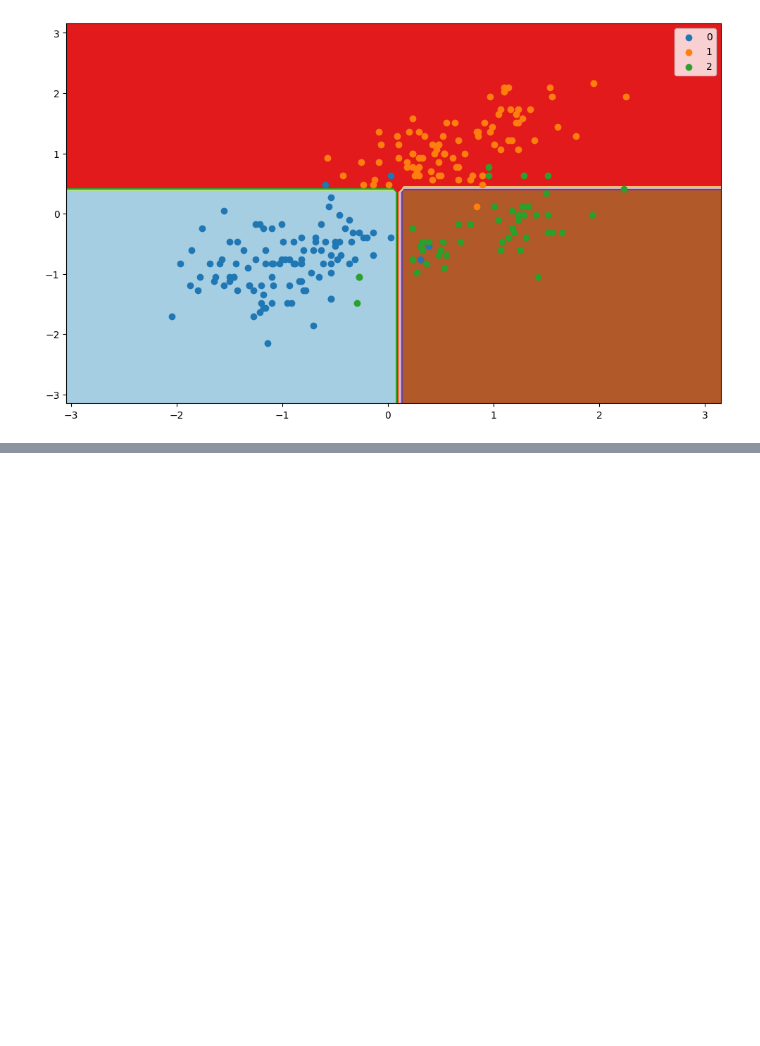
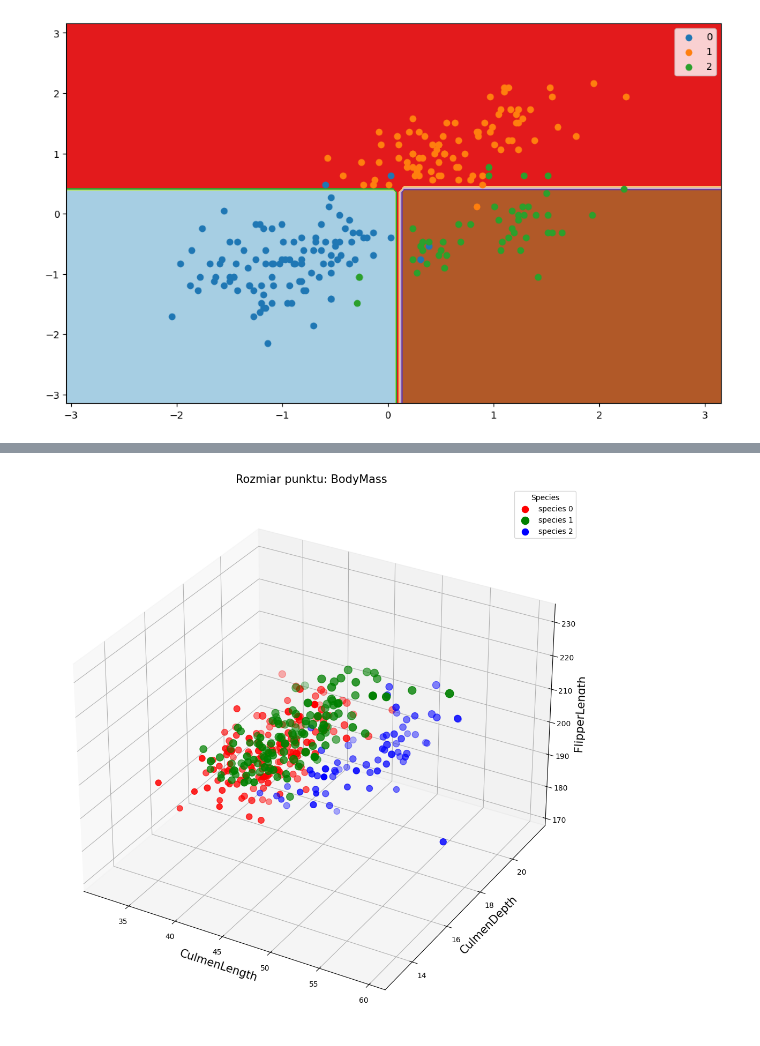
Before and after one commit to michalkrzyzanowski2001/week14, a Jupyter notebook: pengiuns.ipynb, the cells around one changed output, grey strips where cells are left out. Cells and saved outputs as stored; diff of their text form; code cells hidden in the pictures; blank space fills up the shorter version.

```diff
--- a/pengiuns.ipynb
+++ b/pengiuns.ipynb
@@ -741,0 +734,26 @@ weighted avg       0.96      0.96      0.96       103
+# %%
+fig = plt.figure(figsize=(13, 13))
+ax = fig.add_subplot(111, projection='3d')
+img = ax.scatter(xs=penguins.loc[penguins['Species']==0, 'CulmenLength'],
+                 ys=penguins.loc[penguins['Species']==0,'CulmenDepth'],
+                 zs=penguins.loc[penguins['Species']==0, 'FlipperLength'],
+                 s=penguins.loc[penguins['Species']==0,'BodyMass']*0.02,
+                 c='red', label='species 0')
+img = ax.scatter(xs=penguins.loc[penguins['Species']==1, 'CulmenLength'],
+                 ys=penguins.loc[penguins['Species']==1,'CulmenDepth'],
+                 zs=penguins.loc[penguins['Species']==1, 'FlipperLength'],
+                 s=penguins.loc[penguins['Species']==1,'BodyMass']*0.02,
+                 c='green', label='species 1')
+img = ax.scatter(xs=penguins.loc[penguins['Species']==2, 'CulmenLength'],
+                 ys=penguins.loc[penguins['Species']==2,'CulmenDepth'],
+                 zs=penguins.loc[penguins['Species']==2, 'FlipperLength'],
+                 s=penguins.loc[penguins['Species']==2,'BodyMass']*0.02,
+                 c='blue', label='species 2')
+ax.set_xlabel(xlabel='CulmenLength', size=15)
+ax.set_ylabel(ylabel='CulmenDepth', size=15)
+ax.set_zlabel(zlabel='FlipperLength', size=15)
+ax.set_title('Rozmiar punktu: BodyMass', size=15)
+plt.legend(title='Species')
+plt.show()
+# %% [output]
+[figure, added]
```
Also changed, not shown: parts of 18 cells of this notebook.
